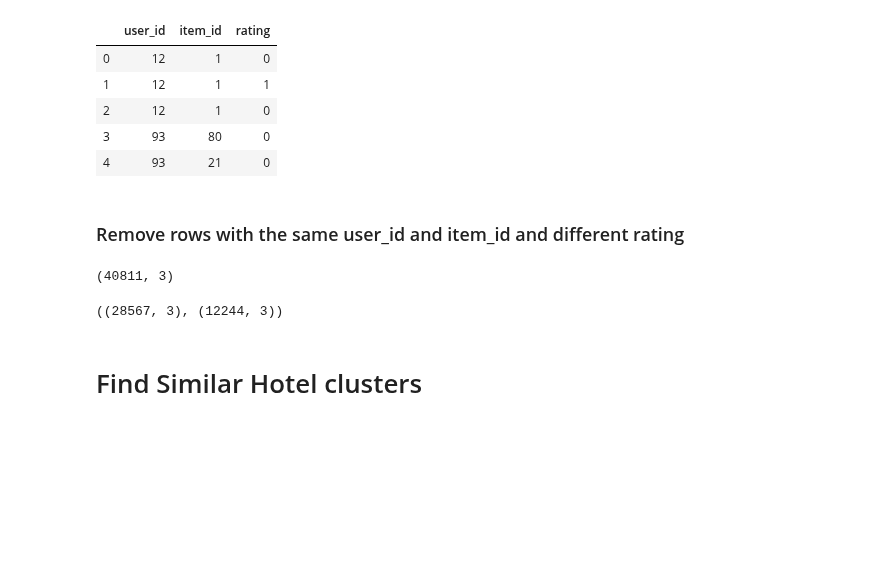
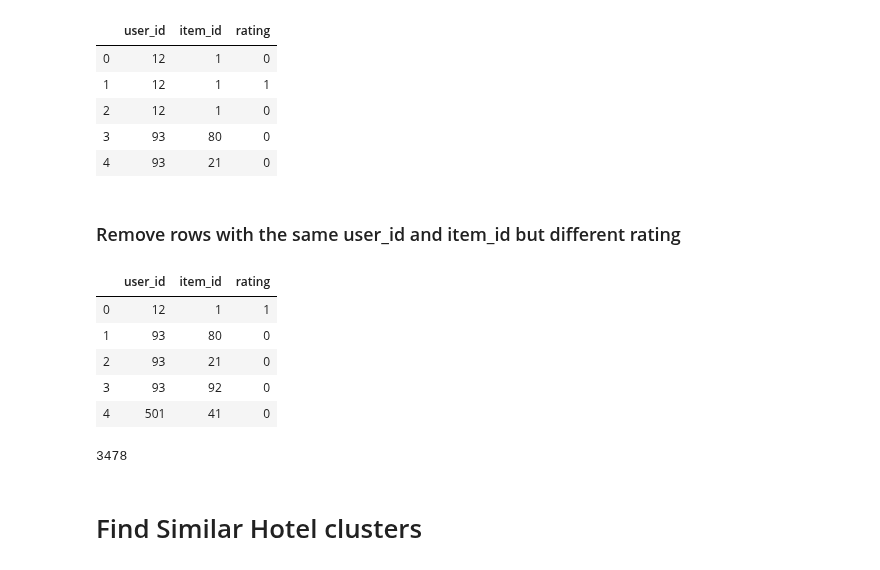
Before and after one commit to yasamanensafi/recommender_system, a Jupyter notebook: notebook/2.0-hotel-linear.ipynb, the cells around one changed output. Drawn from its saved outputs; the diff is of its cells as text; code cells hidden in the pictures; blank space fills up the shorter version.

```diff
--- a/notebook/2.0-hotel-linear.ipynb
+++ b/notebook/2.0-hotel-linear.ipynb
@@ -26,7 +26,7 @@ from scipy.sparse import csr_matrix
 from scipy.sparse import coo_matrix
 import implicit
 # %%
-hotel_train_set = pd.read_csv('/Users/yas/Downloads/github/recommender_system/data/hotel_data/train.csv', sep=',', nrows=100000)
+hotel_train_set = pd.read_csv('../data/hotel_data/train.csv', sep=',', nrows=100000)
 hotel_train_set.shape
 # %% [output]
 (100000, 24)
@@ -64,7 +63,7 @@ df.head()
 | 3 | 93 | 80 | 0 |
 | 4 | 93 | 21 | 0 |
 # %% [markdown]
-### Remove rows with the same user_id and item_id and different rating
+### Remove rows with the same user_id and item_id but different rating
 # %%
 max_rating = df.groupby(['user_id', 'item_id']).rating.transform(max)
 df = df.loc[df.rating == max_rating]
@@ -72,13 +72,16 @@ df.drop_duplicates(keep='first',inplace=True)
 # %%
-df.shape
+df.head()
 # %% [output]
-(40811, 3)
+|  | user_id | item_id | rating |
+| 0 | 12 | 1 | 1 |
+| 1 | 93 | 80 | 0 |
+| 2 | 93 | 21 | 0 |
+| 3 | 93 | 92 | 0 |
+| 4 | 501 | 41 | 0 |
-# %%
-train, test = train_test_split(df, test_size=0.3)
-
-train.shape, test.shape
-# %% [output]
-((28567, 3), (12244, 3))
+# %%
+len(df['user_id'].unique())
+# %% [output]
+3478
 # %% [markdown]
 # Find Similar Hotel clusters
 # %%
```
Also changed, not shown: parts of 31 cells of this notebook.
